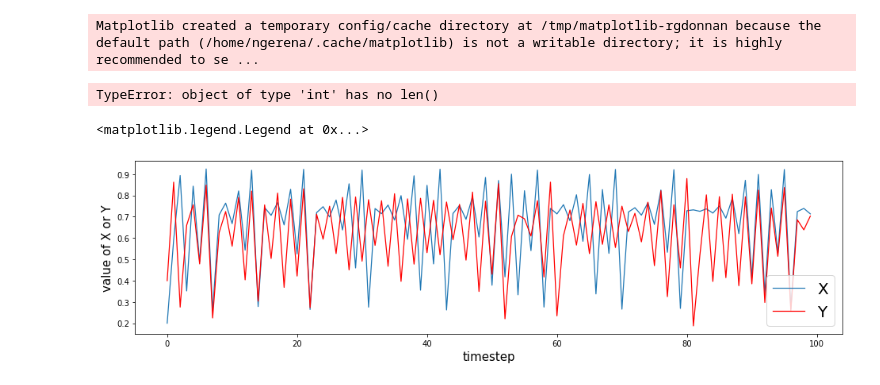
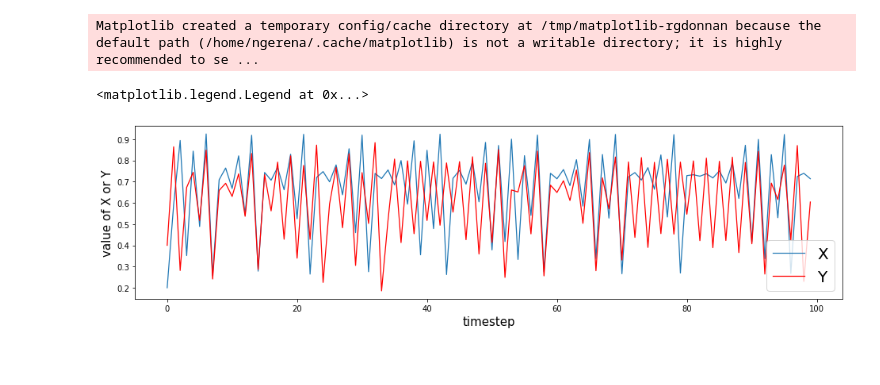
Before and after one commit to PrinceJavier/causal_ccm, a Jupyter notebook: usage_sample.ipynb, the cells around one changed output. Cells and saved outputs as stored; diff of their text form; code cells hidden in the pictures.

```diff
--- a/usage_sample.ipynb
+++ b/usage_sample.ipynb
@@ -136,10 +136,6 @@ plt.legend(prop={'size': 20})
 from causal_ccm import *
 # %% [output]
 Matplotlib created a temporary config/cache directory at /tmp/matplotlib-rgdonnan because the default path (/home/ngerena/.cache/matplotlib) is not a writable directory; it is highly recommended to se ...
-# %%
-pai(1, 2)
-# %% [output]
-TypeError: object of type 'int' has no len()
 # %%
 import numpy as np
 import pandas as pd
@@ -420,32 +418,33 @@ class pai(ccm):
 # %%
 def func_1(A, B, r, beta):
     return A * (r - r * A - beta * B)
+
 
 # params
 r_x = 3.7
 r_y = 3.7
 B_xy = 0.0 # effect on x given y (effect of y on x)
-B_yx = 0.32 # effect on y given x (effect of x on y)
+B_yx = 0.3 # effect on y given x (effect of x on y)
 
 X0 = 0.2 # initial val following Sugihara et al
 Y0 = 0.4 # initial val following Sugihara et al
 t = 3000 # time steps
 
 X = [X0]
 Y = [Y0]
 for i in range(t):
     X_ = func_1(X[-1], Y[-1], r_x, B_xy)
     Y_ = func_1(Y[-1], X[-1], r_y, B_yx)
     X.append(X_)
     Y.append(Y_)
 
 plt.figure(figsize=(16,4))
 max_t = 100
 plt.plot(X[:max_t], linewidth=1.25, label='X')
 plt.plot(Y[:max_t], c='r', linewidth=1.25, label='Y')
 plt.xlabel('timestep', size=15)
 plt.ylabel('value of X or Y', size=15)
 plt.legend(prop={'size': 20})
 # %% [output]
 <matplotlib.legend.Legend at 0x...>
-[figure, old version]
+[figure, new version]
```
Also changed, not shown: parts of 15 cells of this notebook.
